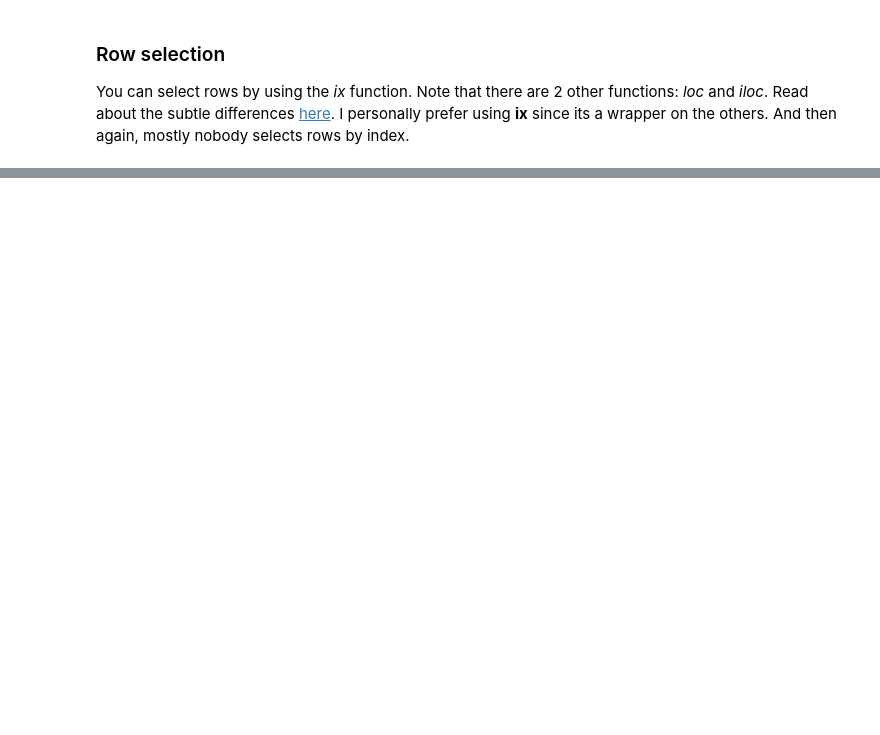
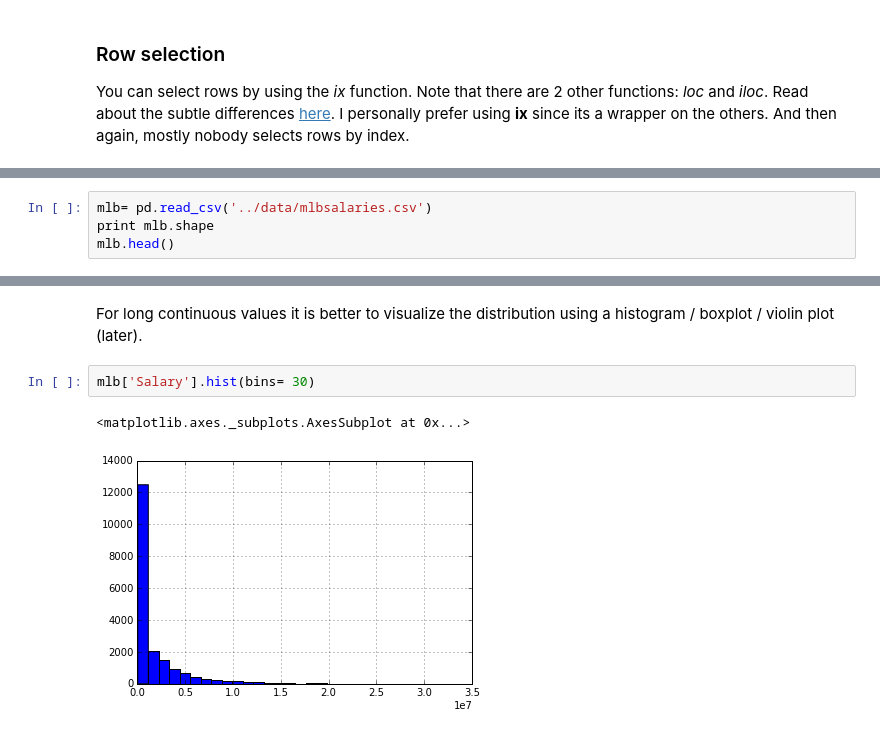
Before and after one commit to arkoneogy/mytutorials, a Jupyter notebook: python/pandas_liveTut_fri_nov17.ipynb, the cells around one changed output, grey strips where cells are left out. Cells and saved outputs as stored; diff of their text form; blank space fills up the shorter version.

```diff
--- a/python/pandas_liveTut_fri_nov17.ipynb
+++ b/python/pandas_liveTut_fri_nov17.ipynb
@@ -261,0 +443,4 @@ df.ix['2014-02-10':'2014-02-15', ['Madrid', 'Kolkata']]
+# %%
+mlb= pd.read_csv('../data/mlbsalaries.csv')
+print mlb.shape
+mlb.head()
@@ -261,0 +558,7 @@ df.ix['2014-02-10':'2014-02-15', ['Madrid', 'Kolkata']]
+# %% [markdown]
+For long continuous values it is better to visualize the distribution using a histogram / boxplot / violin plot (later).
+# %%
+mlb['Salary'].hist(bins= 30)
+# %% [output]
+<matplotlib.axes._subplots.AxesSubplot at 0x...>
+[figure, added]
```
Also changed, not shown: parts of 62 cells of this notebook, 1 other file.
